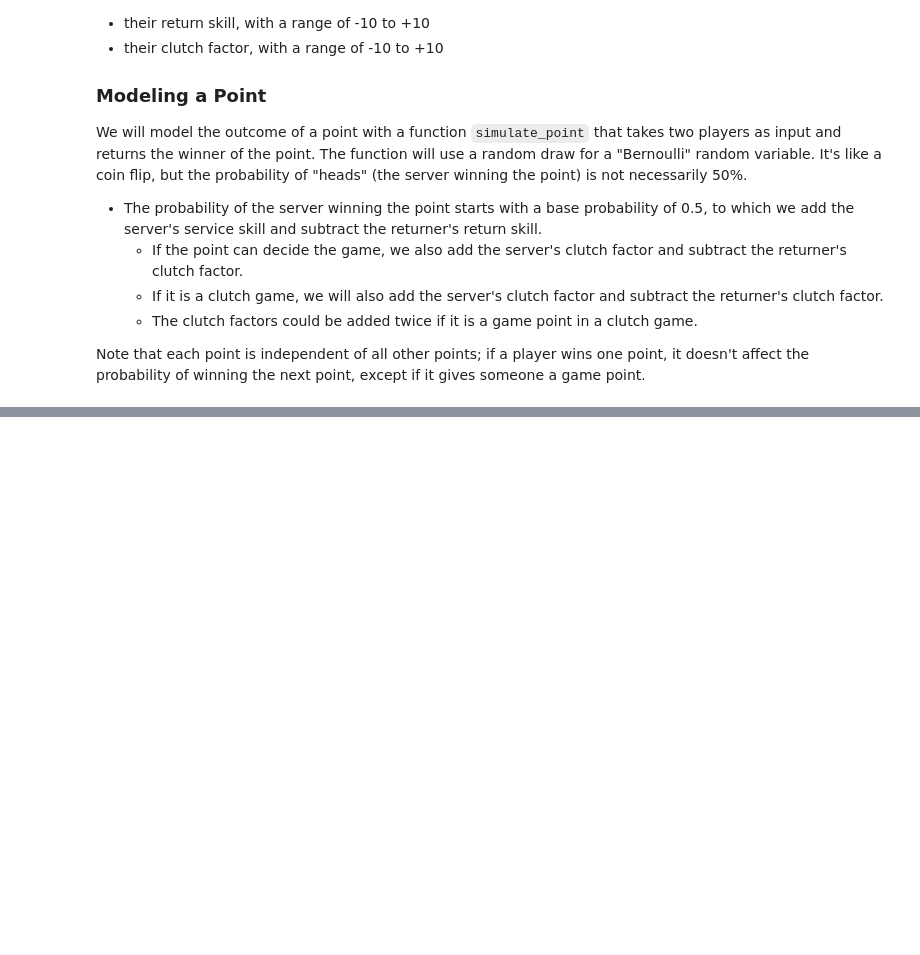
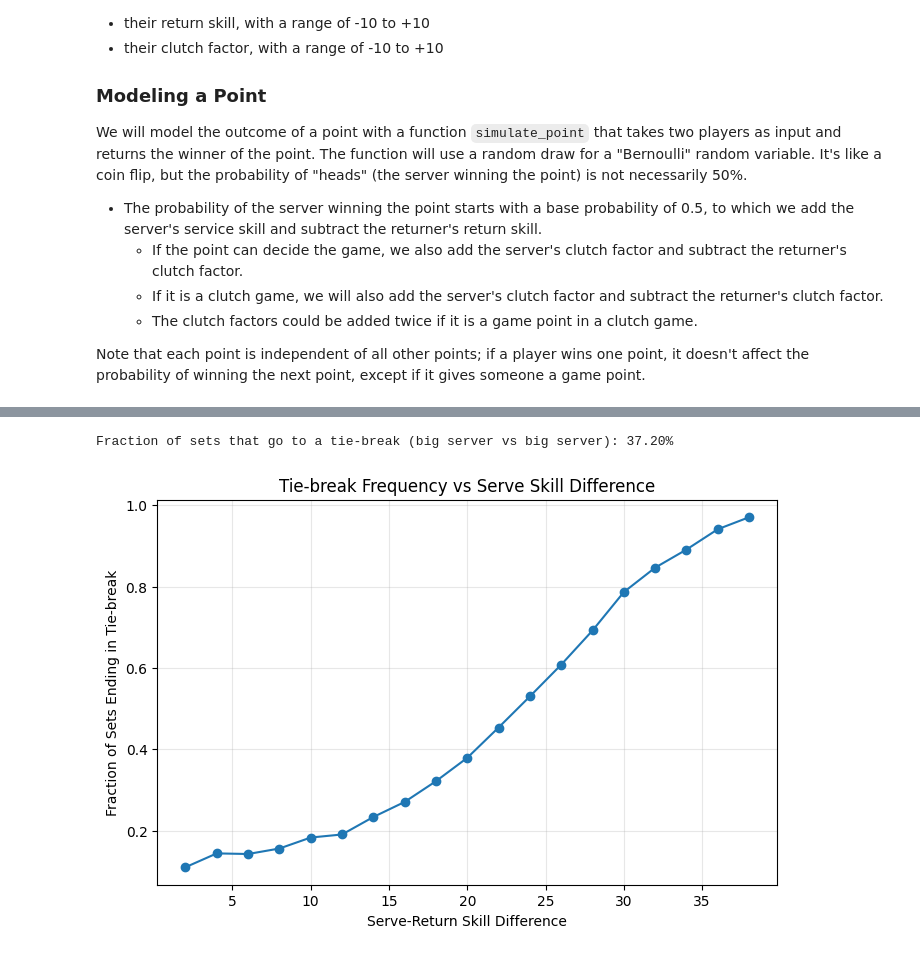
Before and after one commit to umsi211F2025/umsi211-f25-course-resources, a Jupyter notebook: week8-9/tennis_simulations.ipynb, the cells around one changed output, grey strips where cells are left out. Drawn from its saved outputs; the diff is of its cells as text; code cells hidden in the pictures; blank space fills up the shorter version.

```diff
--- a/week8-9/tennis_simulations.ipynb
+++ b/week8-9/tennis_simulations.ipynb
@@ -380,0 +1139,42 @@ Federer won 781 out of 1000 matches (78.1%)
+# %%
+# Analysis: Tie-break frequency for big servers
+# Simulate sets with two big servers and count tie-breaks
+
+num_sets = 2000
+set_tiebreaks = 0
+set_scores = []
+
+# Big server skills
+big_server1 = Player(serve_skill=20, return_skill=0, pressure_skill=0, name="BigServer1")
+big_server2 = Player(serve_skill=20, return_skill=0, pressure_skill=0, name="BigServer2")
+
+sets = [Set(big_server1, big_server2) for _ in range(num_sets)]
+for tennis_set in sets:
+    tennis_set.simulate()
+
+fraction_tiebreak = len([s for s in sets if isinstance(s.games[-1], Tiebreak)]) / num_sets
+print(f"Fraction of sets that go to a tie-break (big server vs big server): {fraction_tiebreak*100:.2f}%")
+
+# Now vary serve skill difference to see when tie-breaks become most common
+skills = range(2, 40, 2)
+tiebreak_freqs = []
+for skill in skills:
+    p1 = Player(serve_skill=skill, return_skill=0, pressure_skill=0, name="Server1")
+    p2 = Player(serve_skill=skill, return_skill=0, pressure_skill=0, name="Server2")
+    sets = [Set(p1, p2) for _ in range(num_sets)]
+    for tennis_set in sets:
+        tennis_set.simulate()
+    fraction_tiebreak = len([s for s in sets if isinstance(s.games[-1], Tiebreak)]) / num_sets
+    tiebreak_freqs.append(fraction_tiebreak)
+
+import matplotlib.pyplot as plt
+plt.figure(figsize=(8,5))
+plt.plot(skills, tiebreak_freqs, 'o-')
+plt.xlabel('Serve-Return Skill Difference')
+plt.ylabel('Fraction of Sets Ending in Tie-break')
+plt.title('Tie-break Frequency vs Serve Skill Difference')
+plt.grid(True, alpha=0.3)
+plt.show()
+# %% [output]
+Fraction of sets that go to a tie-break (big server vs big server): 37.20%
+[figure, added]
```
Also changed, not shown: parts of 32 cells of this notebook.
